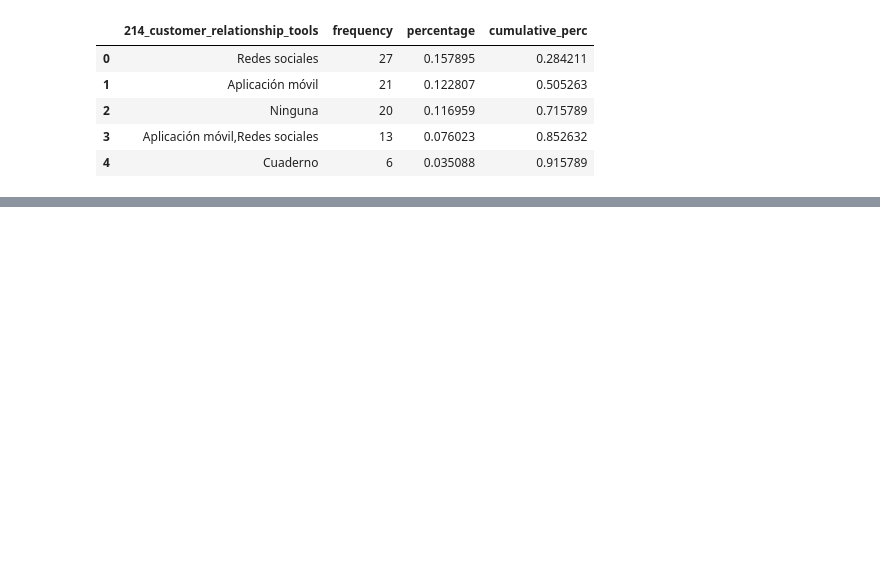
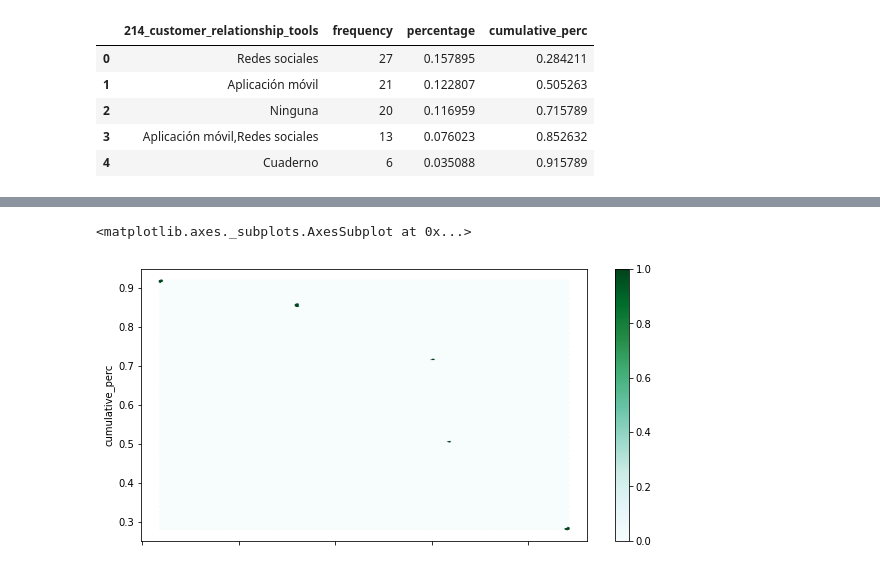
Before and after one commit to freddy-7/Hola-mundo, a Jupyter notebook: 5_Extracción_Características.ipynb, the cells around one changed output, grey strips where cells are left out. Cells and saved outputs as stored; diff of their text form; code cells hidden in the pictures; blank space fills up the shorter version.

```diff
--- a/5_Extracción_Características.ipynb
+++ b/5_Extracción_Características.ipynb
@@ -66,0 +85,6 @@ Filtro
+# %%
+#Realizamos grafico hexagonal del dataframe filtrado, alternativo al scatter plot
+Filtro_index.plot.hexbin("frequency", "cumulative_perc", figsize=(10,5))
+# %% [output]
+<matplotlib.axes._subplots.AxesSubplot at 0x...>
+[figure, added]
```
Also changed, not shown: parts of 7 cells of this notebook.
